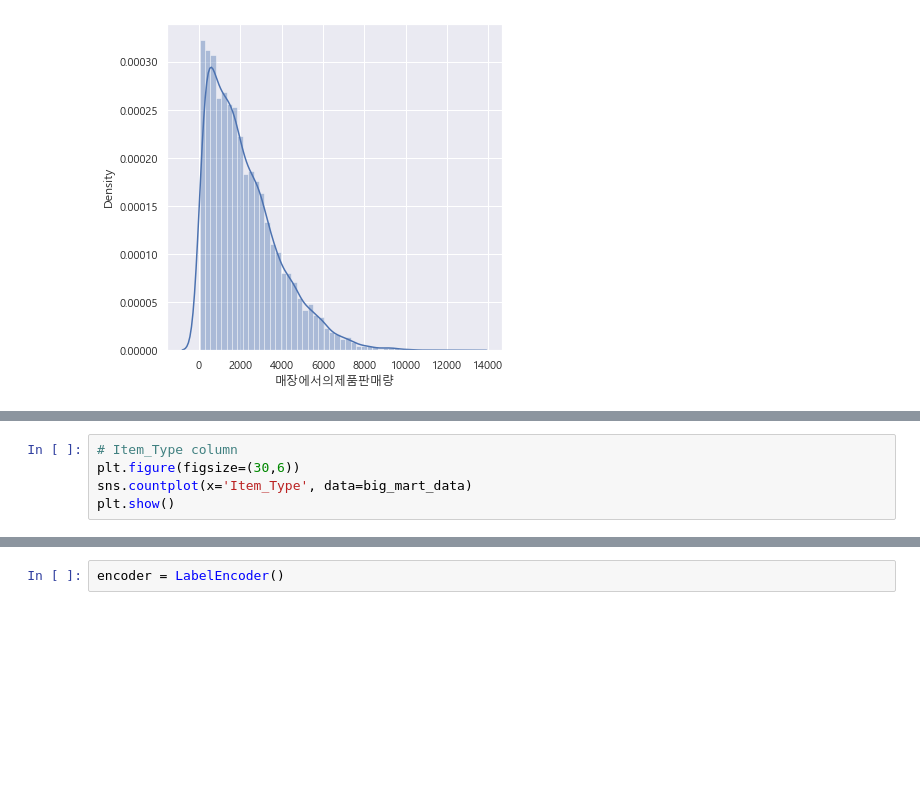
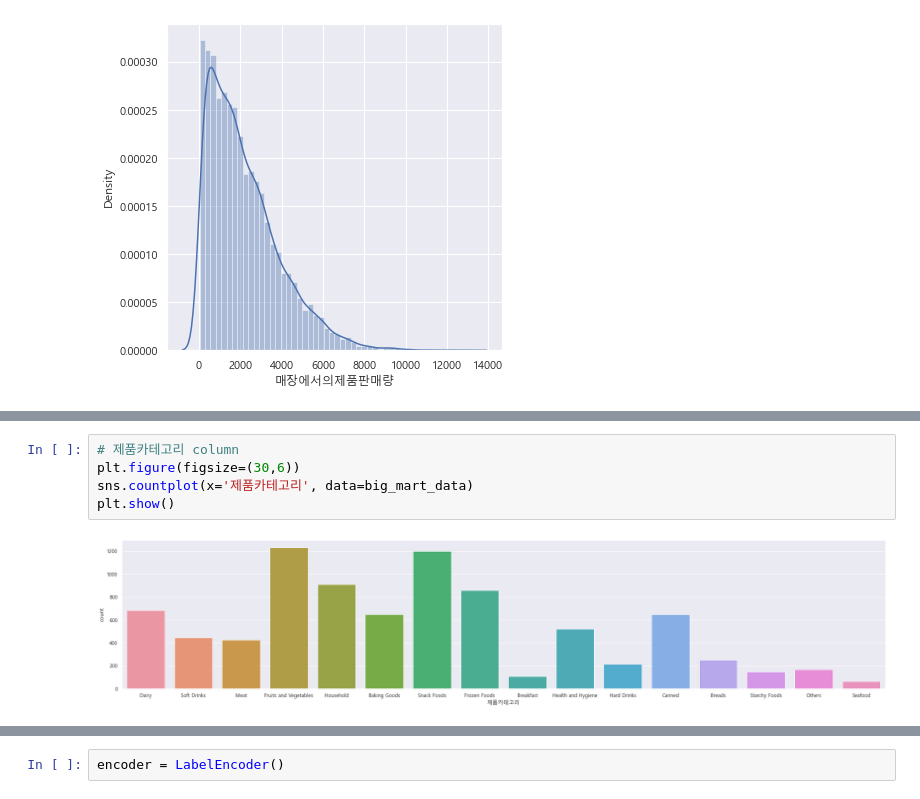
Before and after one commit to kimyounghwan91/MachineLearning_2021_12, a Jupyter notebook: 04.회귀/Project_12_Big_Mart_Sales_Prediction.ipynb, the cells around one changed output, grey strips where cells are left out. Cells and saved outputs as stored; diff of their text form; blank space fills up the shorter version.

```diff
--- a/04.회귀/Project_12_Big_Mart_Sales_Prediction.ipynb
+++ b/04.회귀/Project_12_Big_Mart_Sales_Prediction.ipynb
@@ -216,6 +220,8 @@ plt.show()
 # %%
-# Item_Type column
+# 제품카테고리 column
 plt.figure(figsize=(30,6))
-sns.countplot(x='Item_Type', data=big_mart_data)
+sns.countplot(x='제품카테고리', data=big_mart_data)
 plt.show()
+# %% [output]
+[figure, added]
 # %%
```
Also changed, not shown: parts of 57 cells of this notebook, 9 other files.
